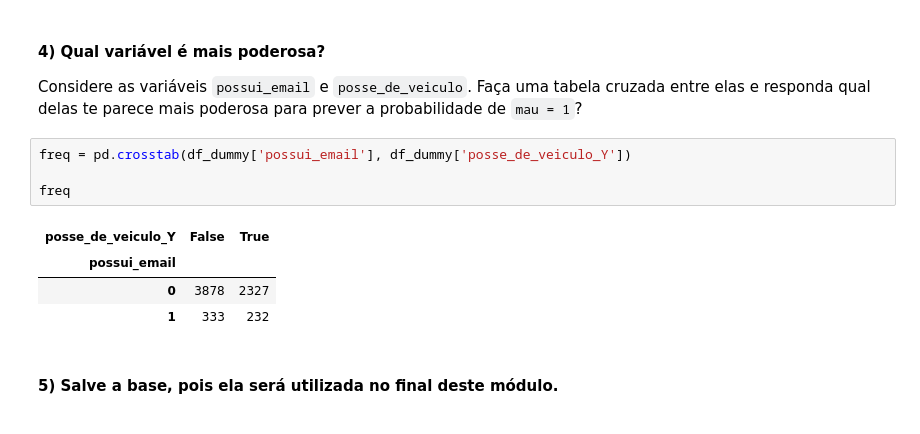
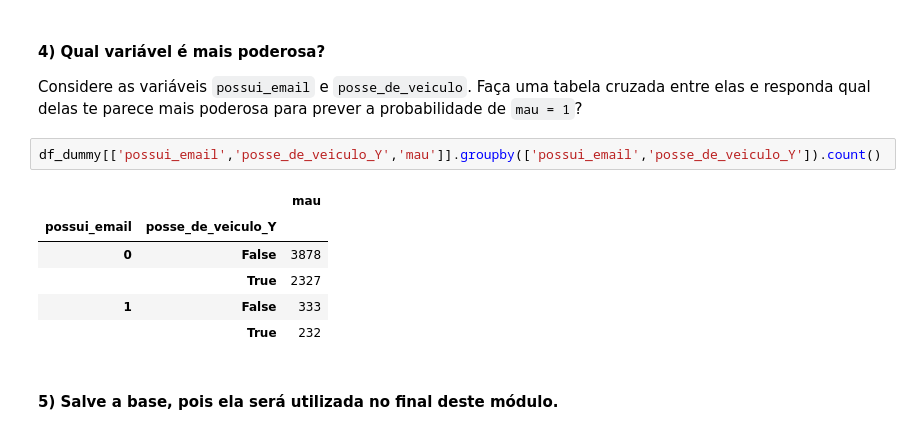
Before and after one commit to Jefersonfranca/Exerc-cio1m-dulo-7, a Jupyter notebook: Mod07 - Tarefa 01.ipynb, the cells around one changed output. Cells and saved outputs as stored; diff of their text form.

````diff
--- a/Mod07 - Tarefa 01.ipynb
+++ b/Mod07 - Tarefa 01.ipynb
@@ -210,15 +209,15 @@ df_dummy
 #### 4) Qual variável é mais poderosa?
 
 Considere as variáveis ```possui_email``` e ```posse_de_veiculo```. Faça uma tabela cruzada entre elas e responda qual delas te parece mais poderosa para prever a probabilidade de ```mau = 1```?
-# %%
-freq = pd.crosstab(df_dummy['possui_email'], df_dummy['posse_de_veiculo_Y'])
-
-freq
-# %% [output]
-| posse_de_veiculo_Y | False | True |
-| possui_email |  |  |
-| 0 | 3878 | 2327 |
-| 1 | 333 | 232 |
+# %%
+df_dummy[['possui_email','posse_de_veiculo_Y','mau']].groupby(['possui_email','posse_de_veiculo_Y']).count()
+# %% [output]
+|  |  | mau |
+| possui_email | posse_de_veiculo_Y |  |
+| 0 | False | 3878 |
+|  | True | 2327 |
+| 1 | False | 333 |
+|  | True | 232 |
 # %% [markdown]
 #### 5) Salve a base, pois ela será utilizada no final deste módulo.
 # %%
````
Also changed, not shown: parts of 1 cell of this notebook.
